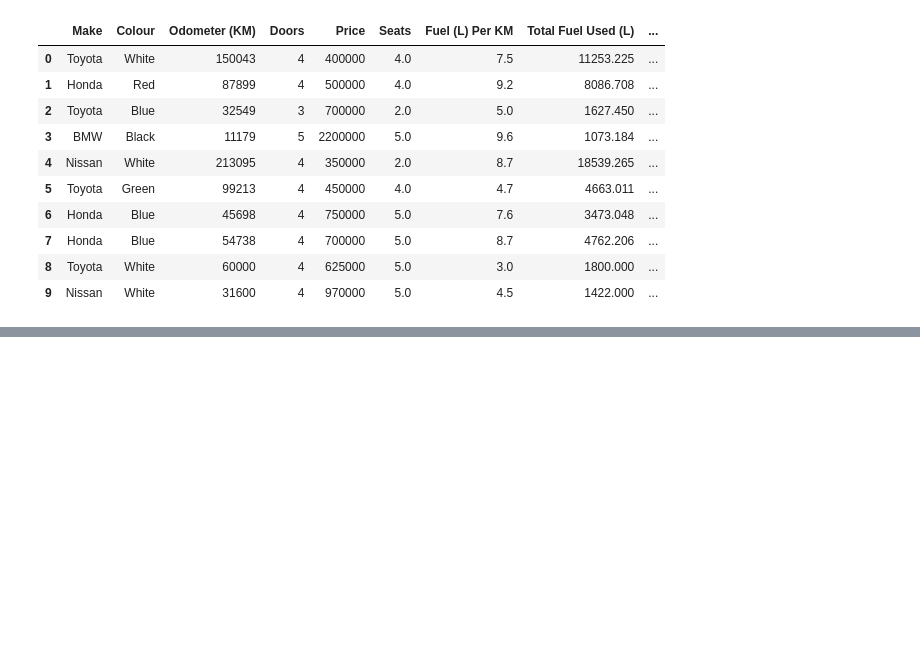
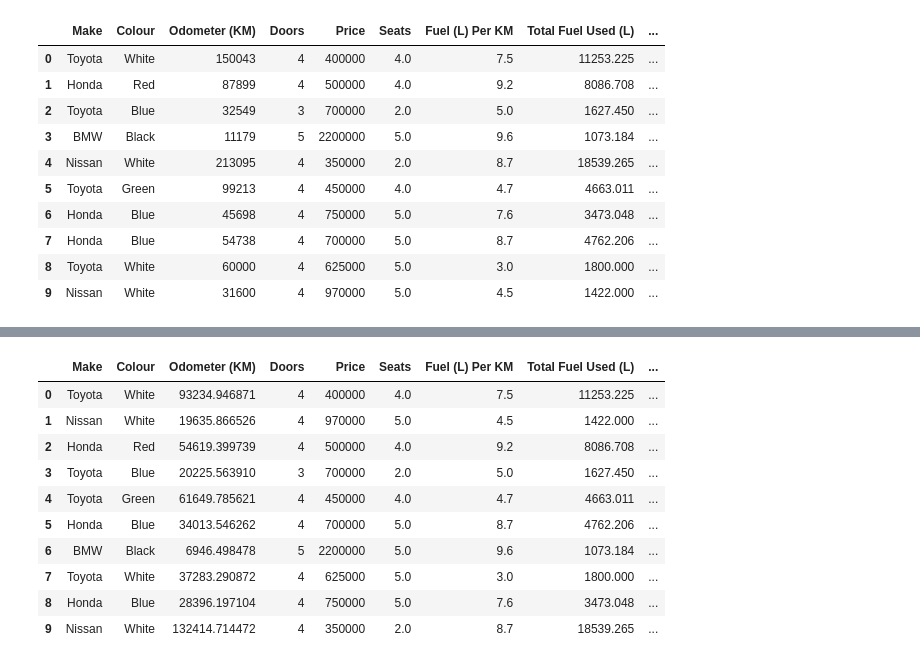
Before and after one commit to Naimul-Islam-Siam/Practice, a Jupyter notebook: ML/Pandas/Pandas_Intro.ipynb, the cells around one changed output, grey strips where cells are left out. Drawn from its saved outputs; the diff is of its cells as text; code cells hidden in the pictures; blank space fills up the shorter version.

```diff
--- a/ML/Pandas/Pandas_Intro.ipynb
+++ b/ML/Pandas/Pandas_Intro.ipynb
@@ -301,0 +326,14 @@ car_sales
+# %%
+car_sales_shuffled
+# %% [output]
+|  | Make | Colour | Odometer (KM) | Doors | Price | Seats | Fuel (L) Per KM | Total Fuel Used (L) | ... |
+| 0 | Toyota | White | 93234.946871 | 4 | 400000 | 4.0 | 7.5 | 11253.225 | ... |
+| 1 | Nissan | White | 19635.866526 | 4 | 970000 | 5.0 | 4.5 | 1422.000 | ... |
+| 2 | Honda | Red | 54619.399739 | 4 | 500000 | 4.0 | 9.2 | 8086.708 | ... |
+| 3 | Toyota | Blue | 20225.563910 | 3 | 700000 | 2.0 | 5.0 | 1627.450 | ... |
+| 4 | Toyota | Green | 61649.785621 | 4 | 450000 | 4.0 | 4.7 | 4663.011 | ... |
+| 5 | Honda | Blue | 34013.546262 | 4 | 700000 | 5.0 | 8.7 | 4762.206 | ... |
+| 6 | BMW | Black | 6946.498478 | 5 | 2200000 | 5.0 | 9.6 | 1073.184 | ... |
+| 7 | Toyota | White | 37283.290872 | 4 | 625000 | 5.0 | 3.0 | 1800.000 | ... |
+| 8 | Honda | Blue | 28396.197104 | 4 | 750000 | 5.0 | 7.6 | 3473.048 | ... |
+| 9 | Nissan | White | 132414.714472 | 4 | 350000 | 2.0 | 8.7 | 18539.265 | ... |
```
Also changed, not shown: parts of 4 cells of this notebook.
